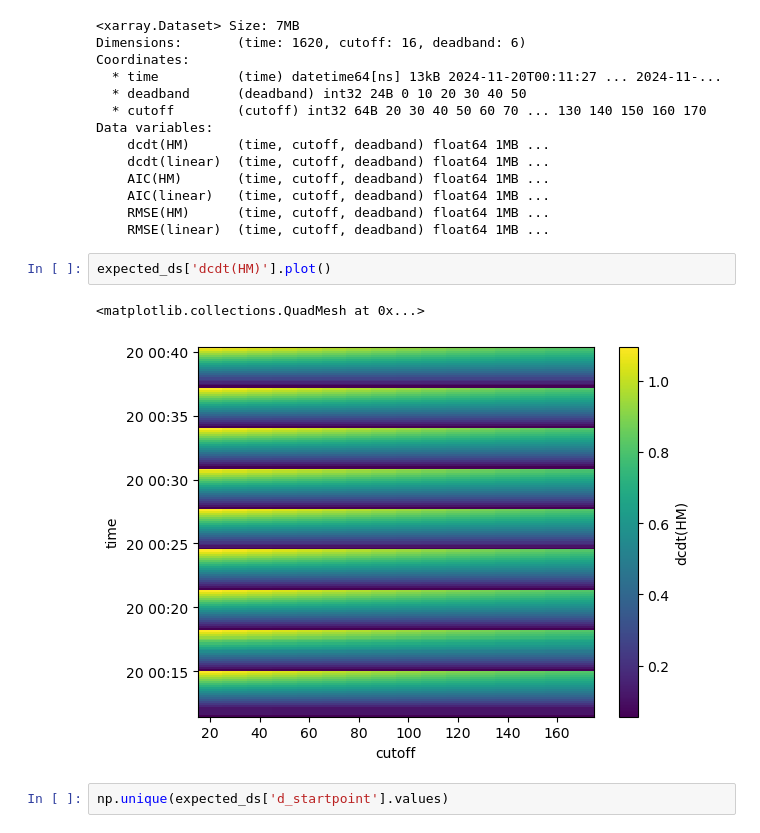
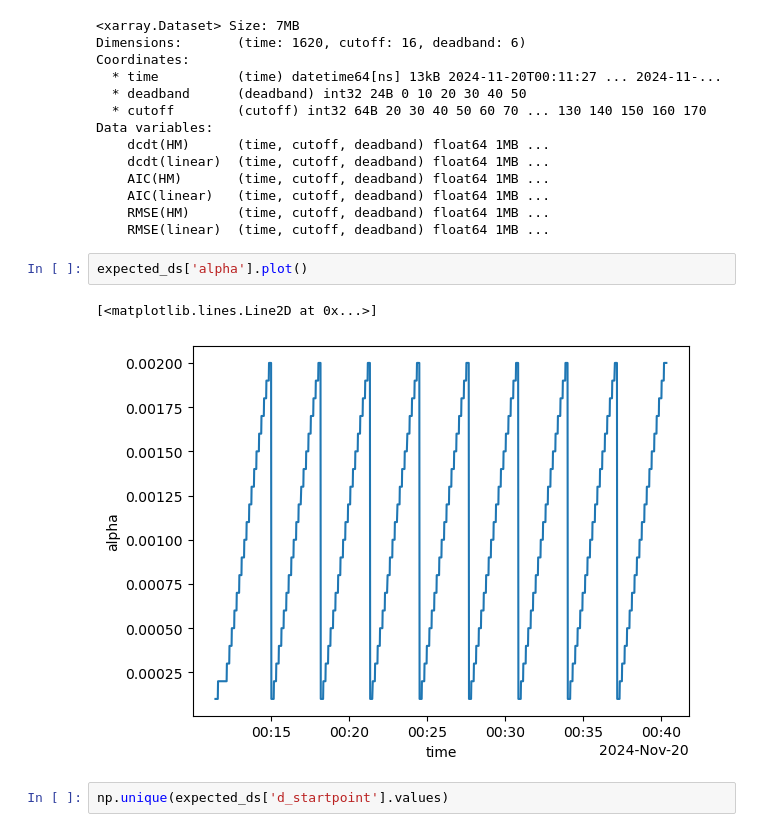
Before and after one commit to alexnaoki/soilgasflux_fcs, a Jupyter notebook: notebooks/analysis_synthetical.ipynb, the cells around one changed output. Cells and saved outputs as stored; diff of their text form.

```diff
--- a/notebooks/analysis_synthetical.ipynb
+++ b/notebooks/analysis_synthetical.ipynb
@@ -44,10 +47,10 @@ Data variables:
     RMSE(HM)      (time, cutoff, deadband) float64 1MB ...
     RMSE(linear)  (time, cutoff, deadband) float64 1MB ...
 # %%
-expected_ds['dcdt(HM)'].plot()
+expected_ds['alpha'].plot()
 # %% [output]
-<matplotlib.collections.QuadMesh at 0x...>
+[<matplotlib.lines.Line2D at 0x...>]
-[figure, old version]
+[figure, new version]
 # %%
 np.unique(expected_ds['d_startpoint'].values)
 # %% [output]
```
Also changed, not shown: parts of 2 cells of this notebook.
